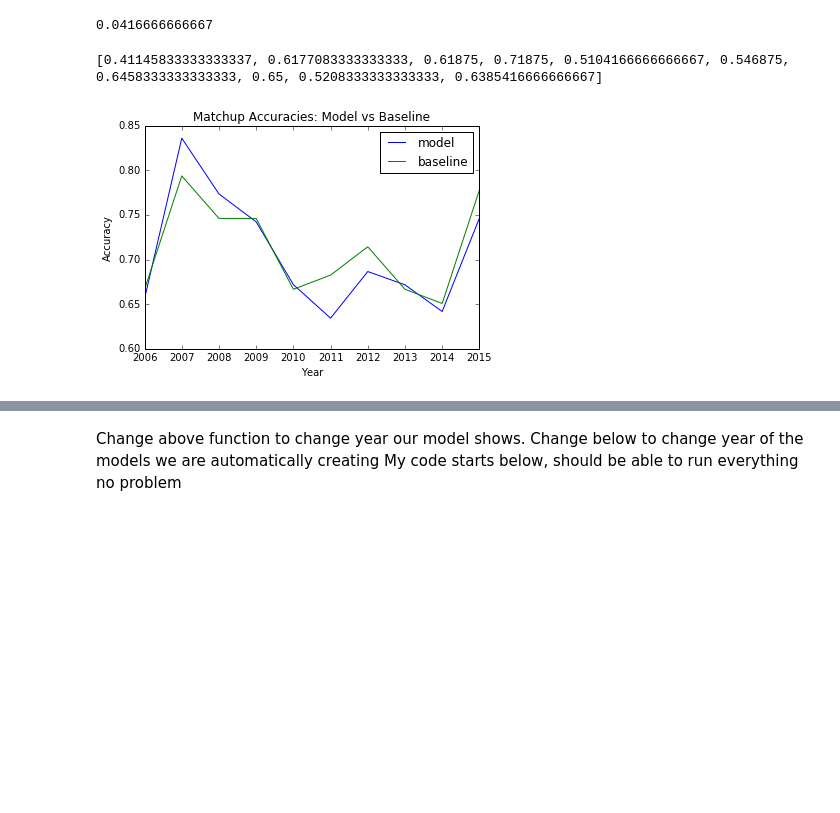
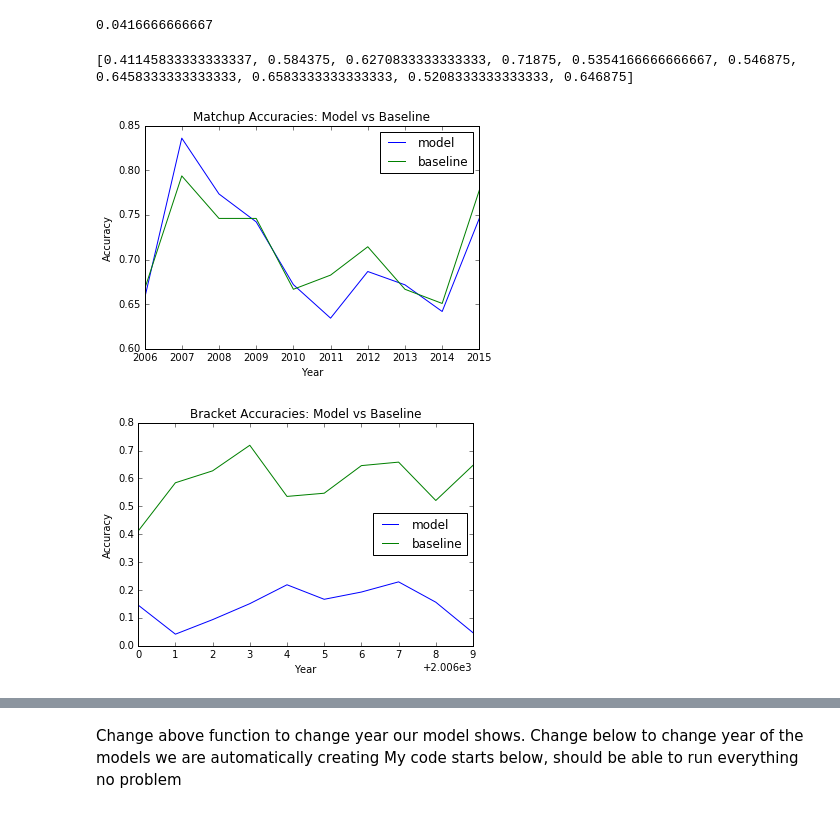
Before and after one commit to nishkakar/MarchMadness, a Jupyter notebook: InitialModel_graphing.ipynb, the cells around one changed output, grey strips where cells are left out. Cells and saved outputs as stored; diff of their text form; code cells hidden in the pictures; blank space fills up the shorter version.

Commit message:
differential graph

```diff
--- a/InitialModel_graphing.ipynb
+++ b/InitialModel_graphing.ipynb
@@ -525,29 +525,30 @@ for i in range(2003, 2013):
 # %%
 print baselineBracketAccuracies
 years_06 = range(2006, 2016, 1)
 
 fig, ax = plt.subplots()
 
 ax.plot(years_06, modelMatchupAccuracies, color='b', label='model')
 ax.plot(years_06, baselineMatchupAccuracies, color='g', label='baseline')
 plt.xlabel("Year")
 plt.ylabel("Accuracy")
 plt.title("Matchup Accuracies: Model vs Baseline")
 plt.legend(loc='best')
 ax.ticklabel_format(useOffset=False)
 plt.show()
 
-#plt.clf()
-#plt.plot(years_06, modelBracketAccuracies, color='b', label='model')
-#plt.plot(years_06, baselineBracketAccuracies, color='g', label='baseline')
-#plt.xlabel("Year")
-#plt.ylabel("Accuracy")
-#plt.title("Bracket Accuracies: Model vs Baseline")
-#plt.legend(loc='best')
-#plt.show()
+plt.clf()
+plt.plot(years_06, modelBracketAccuracies, color='b', label='model')
+plt.plot(years_06, baselineBracketAccuracies, color='g', label='baseline')
+plt.xlabel("Year")
+plt.ylabel("Accuracy")
+plt.title("Bracket Accuracies: Model vs Baseline")
+plt.legend(loc='best')
+plt.show()
 # %% [output]
-[0.41145833333333337, 0.6177083333333333, 0.61875, 0.71875, 0.5104166666666667, 0.546875, 0.6458333333333333, 0.65, 0.5208333333333333, 0.6385416666666667]
+[0.41145833333333337, 0.584375, 0.6270833333333333, 0.71875, 0.5354166666666667, 0.546875, 0.6458333333333333, 0.6583333333333333, 0.5208333333333333, 0.646875]
 [figure]
+[figure, added]
 # %%
 baselineAccuracies = []
 bestBracketAccuracies = []
```
Also changed, not shown: parts of 4 cells of this notebook.
